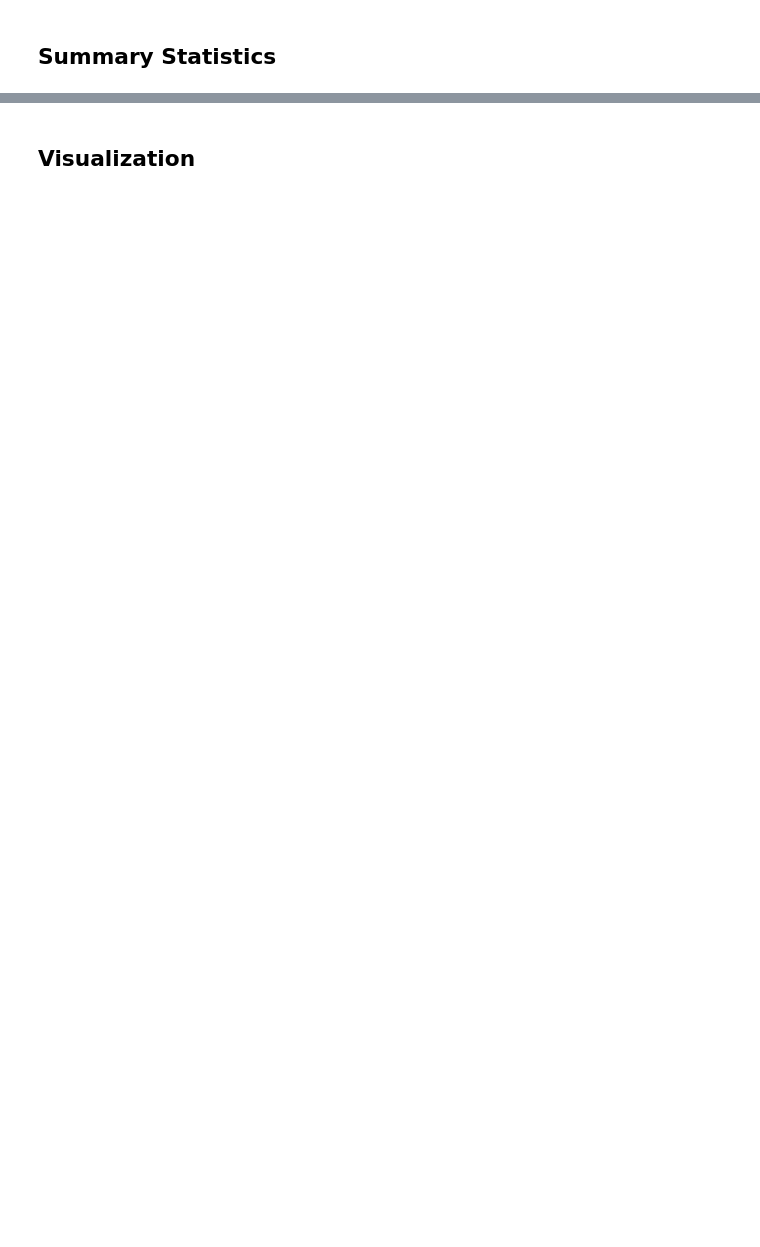
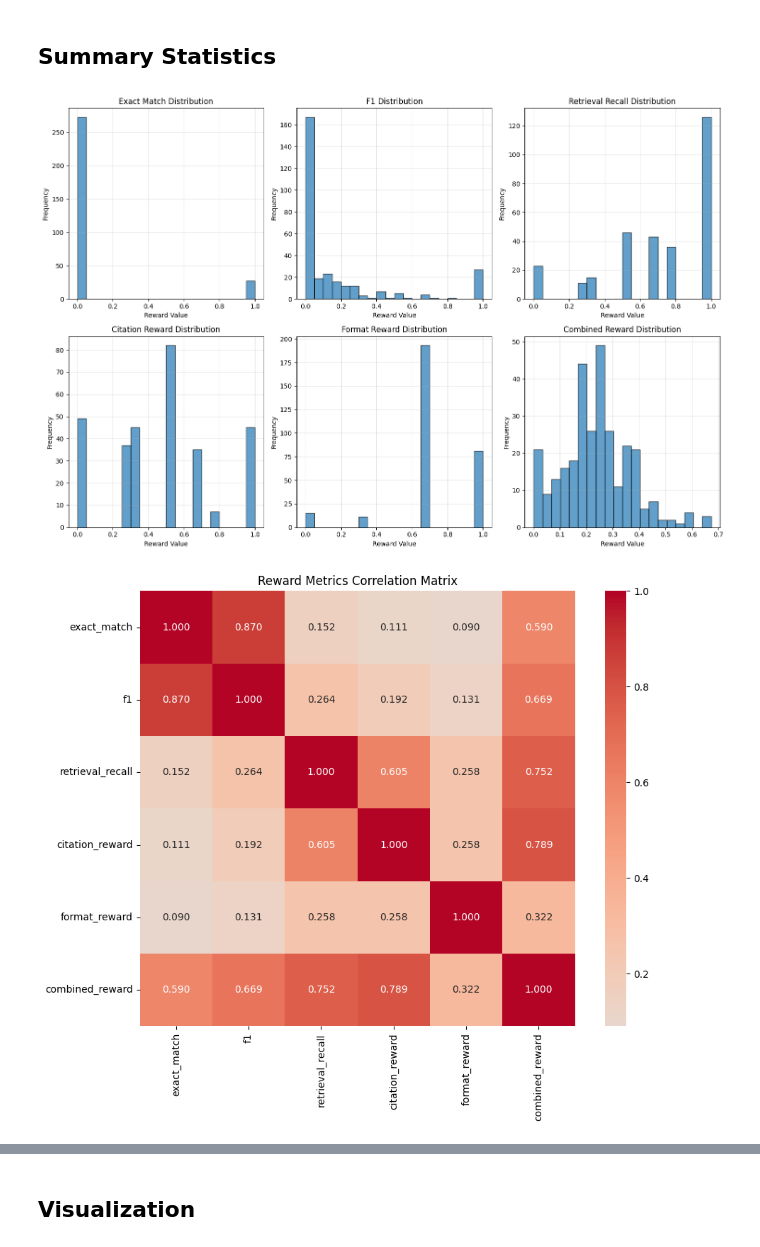
Before and after one commit to bdsaglam/rlvr, a Jupyter notebook: nbs/inspect_results.ipynb, the cells around one changed output, grey strips where cells are left out. Drawn from its saved outputs; the diff is of its cells as text; code cells hidden in the pictures; blank space fills up the shorter version.

```diff
--- a/nbs/inspect_results.ipynb
+++ b/nbs/inspect_results.ipynb
@@ -34,7 +33,6 @@ def results_to_dataframe(results):
 
     # Extract key information
     df["question"] = df["prompt"].apply(lambda x: x[1]["content"].split("\n")[0] if len(x) > 1 else "")
-    df["predicted_answer"] = df['answer']
     df["reference_answers"] = df["info"].map(lambda x: str(x["answers"]))
     df["n_hops"] = df["info"].map(lambda x: x["n_hops"])
 
@@ -45,7 +43,19 @@ def results_to_dataframe(results):
         lambda row: check_supporting_docs_usage(row["completion"], row["info"]["docs"]), axis=1
     )
 
-    return df.drop(columns=["answer"])
+    df.rename(
+        columns={
+            "answer": "predicted_answer",
+            "exact_match_reward": "exact_match",
+            "f1_reward": "f1",
+            "retrieval_recall_reward": "retrieval_recall",
+        },
+        inplace=True,
+    )
+
+    df.drop(columns=["reward"], inplace=True)
+
+    return df
 
 
 def extract_final_answer(completion):
@@ -113,7 +123,7 @@ def check_supporting_docs_usage(completion, docs):
 ## Load and Process Data
 # %%
 # Load your results file
-results_file = "../outputs/sample.jsonl"  # Change this to your actual results file
+results_file = "../outputs/evaluation-results.jsonl"  # Change this to your actual results file
 results = load_results(results_file)
 df = results_to_dataframe(results)
 
@@ -152,0 +174,61 @@ print_summary_stats(df)
+# %%
+# Enhanced visualizations with reward metrics
+
+# Create reward comparison plots
+reward_cols = [
+    "exact_match",
+    "f1",
+    "retrieval_recall",
+    "citation_reward",
+    "format_reward",
+    "combined_reward",
+]
+available_rewards = [col for col in reward_cols if col in df.columns]
+
+if len(available_rewards) > 0:
+    fig, axes = plt.subplots(2, 3, figsize=(15, 10))
+    axes = axes.flatten()
+
+    # Reward distributions
+    for i, col in enumerate(available_rewards):
+        if i < len(axes):
+            axes[i].hist(df[col], bins=20, alpha=0.7, edgecolor="black")
+            axes[i].set_title(f"{col.replace('_', ' ').title()} Distribution")
+            axes[i].set_xlabel("Reward Value")
+            axes[i].set_ylabel("Frequency")
+            axes[i].grid(True, alpha=0.3)
+
+    # Hide unused subplots
+    for i in range(len(available_rewards), len(axes)):
+        axes[i].set_visible(False)
+
+    plt.tight_layout()
+    plt.show()
+
+    # Correlation heatmap of reward metrics
+    if len(available_rewards) > 1:
+        plt.figure(figsize=(10, 8))
+        reward_corr = df[available_rewards].corr()
+        sns.heatmap(reward_corr, annot=True, cmap="coolwarm", center=0, fmt=".3f", square=True)
+        plt.title("Reward Metrics Correlation Matrix")
+        plt.tight_layout()
+        plt.show()
+
+    # Reward metrics by number of hops
+    plt.figure(figsize=(12, 8))
+    hop_groups = df.groupby("n_hops")[available_rewards].mean()
+    hop_groups.plot(kind="bar", ax=plt.gca())
+    plt.title("Average Reward Metrics by Number of Hops")
+    plt.xlabel("Number of Hops")
+    plt.ylabel("Average Reward")
+    plt.legend(bbox_to_anchor=(1.05, 1), loc="upper left")
+    plt.xticks(rotation=0)
+    plt.grid(True, alpha=0.3)
+    plt.tight_layout()
+    plt.show()
+
+else:
+    print("No detailed reward columns found in dataset")
+# %% [output]
+[figure, added]
+[figure, added]
```
Also changed, not shown: parts of 13 cells of this notebook.
